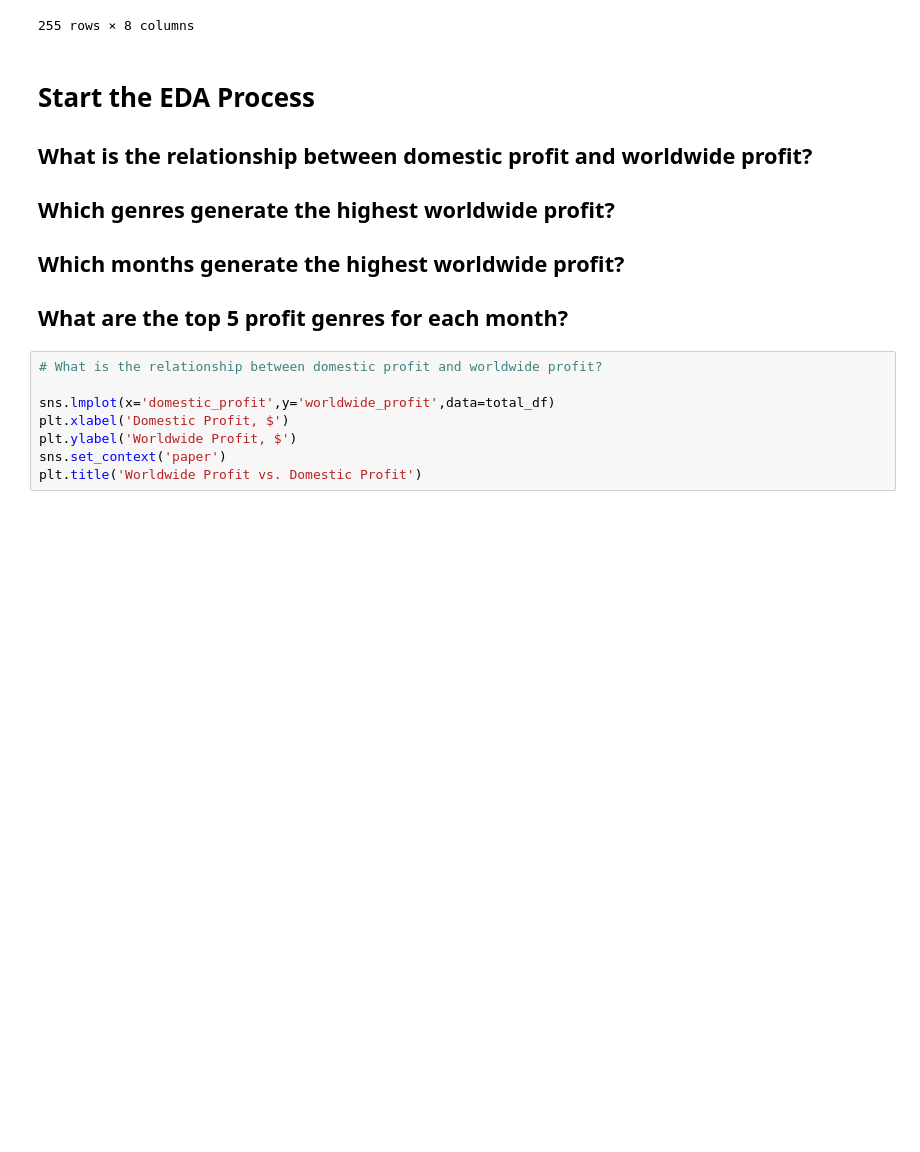
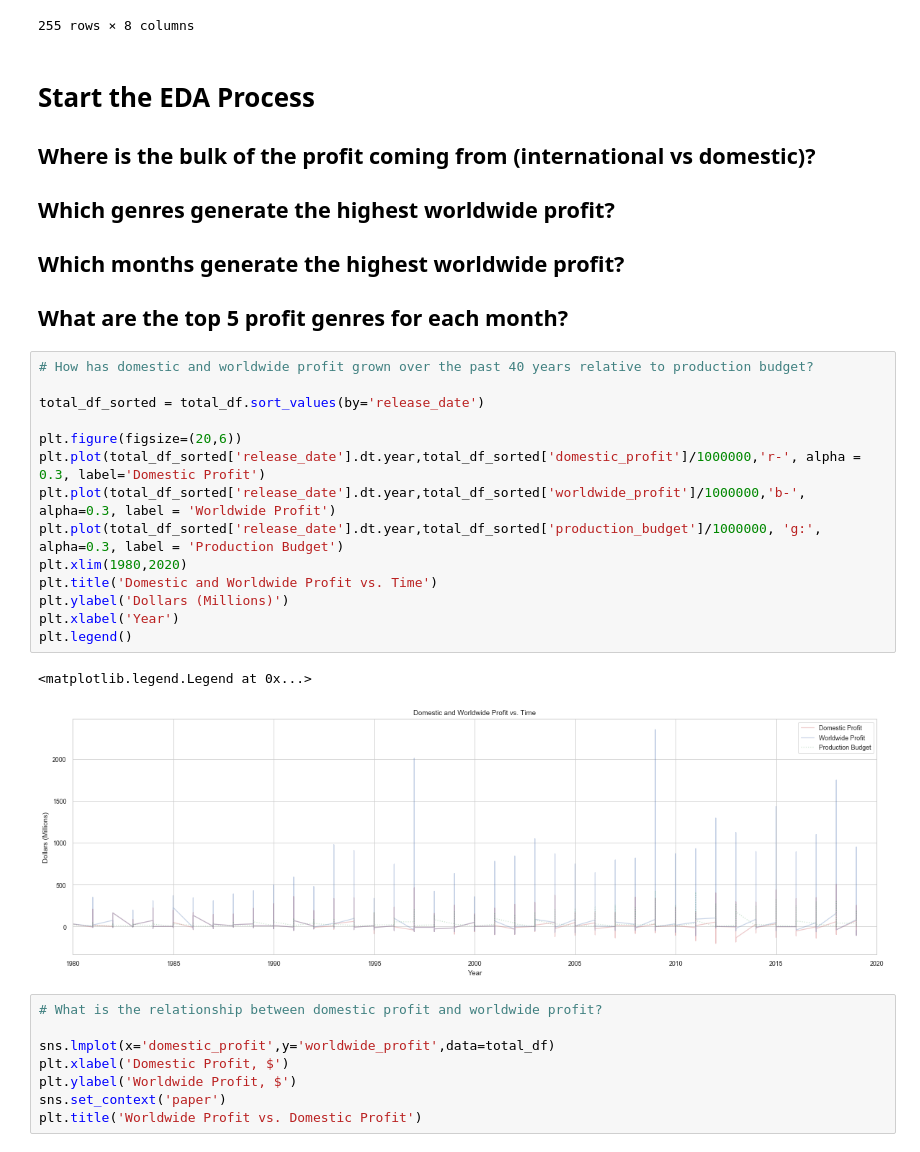
Before and after one commit to luaymatalka/movie-industry---exploratory-data-analysis, a Jupyter notebook: student.ipynb, the cells around one changed output. Saved outputs shown, nothing was run; the diff lists cells and outputs as text; blank space fills up the shorter version.

```diff
--- a/student.ipynb
+++ b/student.ipynb
@@ -465,10 +465,27 @@ month_genres_df
 # %% [markdown]
 # Start the EDA Process
 
-## What is the relationship between domestic profit and worldwide profit?
+## Where is the bulk of the profit coming from (international vs domestic)?
 ## Which genres generate the highest worldwide profit?
 ## Which months generate the highest worldwide profit?
 ## What are the top 5 profit genres for each month?
+# %%
+# How has domestic and worldwide profit grown over the past 40 years relative to production budget?
+
+total_df_sorted = total_df.sort_values(by='release_date')
+
+plt.figure(figsize=(20,6))
+plt.plot(total_df_sorted['release_date'].dt.year,total_df_sorted['domestic_profit']/1000000,'r-', alpha = 0.3, label='Domestic Profit')
+plt.plot(total_df_sorted['release_date'].dt.year,total_df_sorted['worldwide_profit']/1000000,'b-', alpha=0.3, label = 'Worldwide Profit')
+plt.plot(total_df_sorted['release_date'].dt.year,total_df_sorted['production_budget']/1000000, 'g:', alpha=0.3, label = 'Production Budget')
+plt.xlim(1980,2020)
+plt.title('Domestic and Worldwide Profit vs. Time')
+plt.ylabel('Dollars (Millions)')
+plt.xlabel('Year')
+plt.legend()
+# %% [output]
+<matplotlib.legend.Legend at 0x...>
+[figure, added]
 # %%
 # What is the relationship between domestic profit and worldwide profit?
 
```
Also changed, not shown: parts of 6 cells of this notebook, 2 other files.
